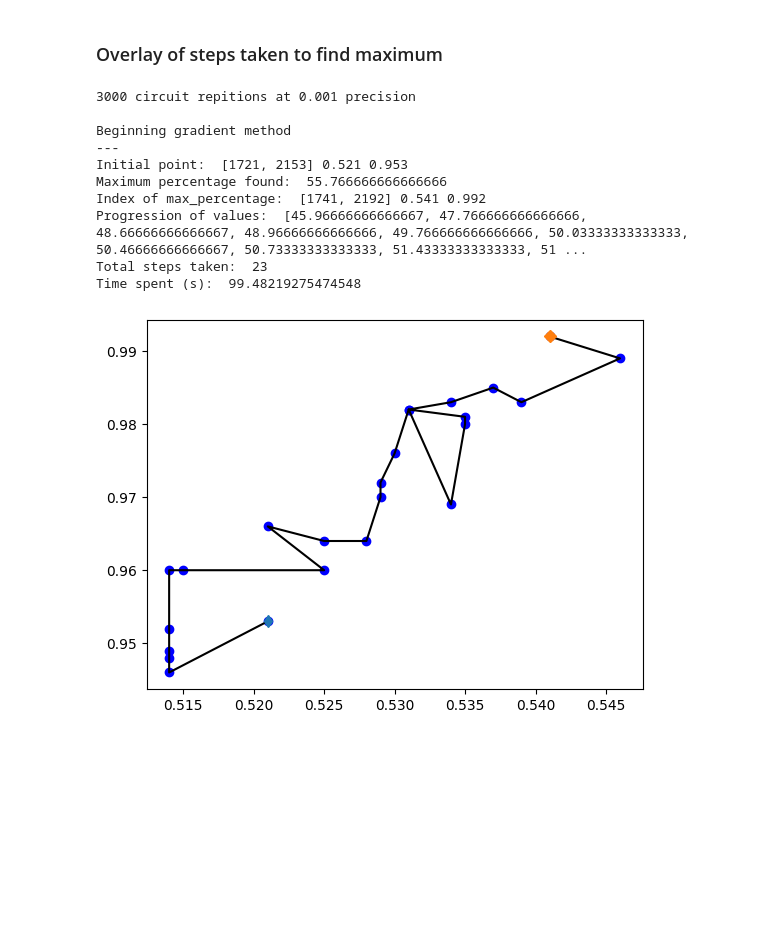
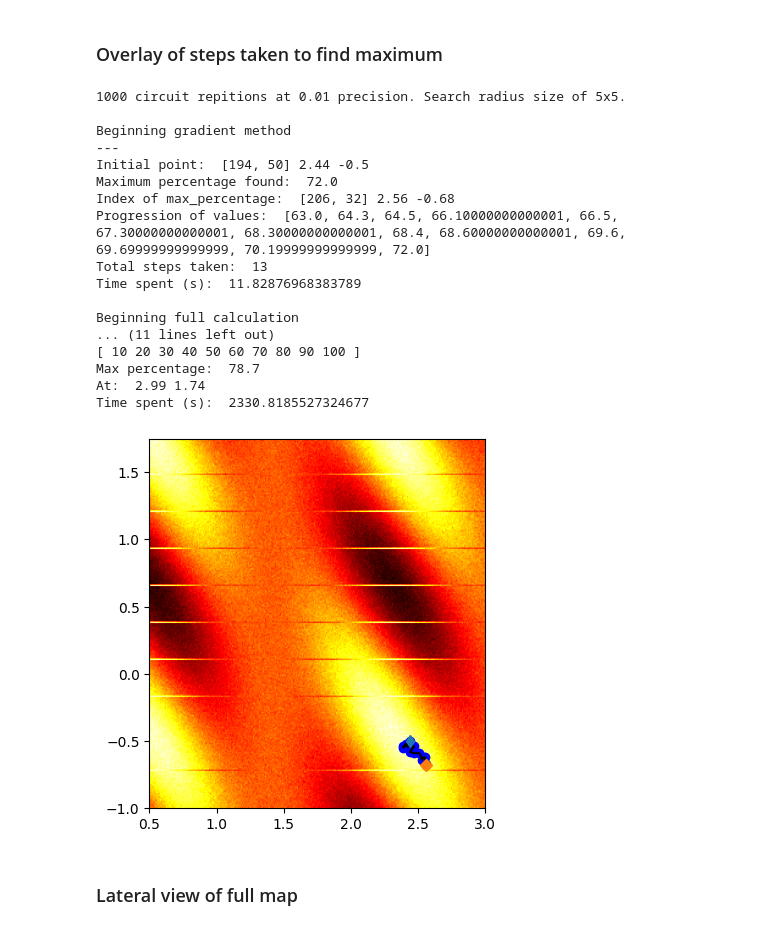
Before and after one commit to Rijuki/BITgatepowers, a Jupyter notebook: Inequal_test.ipynb, the cells around one changed output. Saved outputs shown, nothing was run; the diff lists cells and outputs as text; code cells hidden in the pictures; blank space fills up the shorter version.

```diff
--- a/Inequal_test.ipynb
+++ b/Inequal_test.ipynb
@@ -103,7 +102,7 @@ def gradient_method():
     max_num = 0
     index = [0, 0]
 
-    print("{} circuit repitions at {} precision".format(repetitions, stepc))
+    print("{} circuit repitions at {} precision. Search radius size of {}x{}.".format(repetitions, stepc, search_radius, search_radius))
     print()
     print("Beginning gradient method")
     print("---")
@@ -112,8 +111,12 @@ def gradient_method():
     log = []
     index_log = []
 
+    #memory of calculations so we don't need to recalculate
+    xyBoard = np.eye(len(x), len(y))
+
     #initialize random values within x & y
     init_rand_value = [round(uniform(xinitial, xlength), deci_round), round(uniform(yinitial, ylength), deci_round)]
+
     #find index of random values
     newIndex = [0, 0]
     for i in range(len(x)):
@@ -150,8 +153,12 @@ def gradient_method():
         for i in range(len(mIndex)):
             n = mIndex[i][0]
             p = mIndex[i][1]
-            M = main(round(x[n], deci_round), round(y[p], deci_round))
-            cIndex.append(M)
+            if xyBoard[n][p] == 0.0:
+                M = main(round(x[n], deci_round), round(y[p], deci_round))
+                xyBoard[n][p] = M
+                cIndex.append(M)
+            else:
+                cIndex.append(xyBoard[p][n])
 
         #combine cIndex and mIndex to associate M value to index better
         dictIndex = []
@@ -181,7 +188,7 @@ def gradient_method():
     print('Total steps taken: ', len(log))
     print('Time spent (s): ', elapsed_time)
     print()
-    return log, index_log
+    return log, index_log, xyBoard
 # %%
 #Calulcates all elements then finds largest element
 def full_calculation():
@@ -216,7 +223,8 @@ def full_calculation():
             pp = pp + 1
             ###
         r.append(t)
-    #Al final
+
+    #printing the 100
     pbar = pbar+10
     arr[iteration] = str(pbar)
     for i in range(len(arr)):
@@ -229,8 +237,8 @@ def full_calculation():
 
     max_p = 0
     max_i = []
-    for i in range(len(r)):
-        for j in range(len(r)):
+    for i in range(len(x)):
+        for j in range(len(y)):
             if r[i][j] > max_p:
                 max_p = r[i][j]
                 max_i = [i, j]
@@ -243,45 +251,55 @@ def full_calculation():
 ### Overlay of steps taken to find maximum
 # %%
 #Global variables
-repetitions = 3000
-xinitial = -1.2
-xlength = 1.2
-yinitial = -1.2
-ylength = 1.2
-stepc = 0.001
-search_radius = 7
+repetitions = 1000
+xinitial = 0.5
+xlength = 3.0
+yinitial = -1.0
+ylength = 1.75
+stepc = 0.01
+search_radius = 5
 
 deci_round = str(stepc)[::-1].find('.')
 x = np.arange(xinitial, xlength, stepc)
 y = np.arange(yinitial, ylength, stepc)
 #provider = IBMQ.load_account()
 
 if __name__ == '__main__':
-    _, index_log = gradient_method()
-    #r = full_calculation()
+    _, index_log, xyBoard = gradient_method()
+    r = full_calculation()
 
     index_map_x = []
     index_map_y = []
     for i in range(len(index_log)):
         index_map_x.append(x[index_log[i][0]])
         index_map_y.append(y[index_log[i][1]])
 
     plt.plot(index_map_x, index_map_y, 'bo', index_map_x, index_map_y, 'k')
     #thin diamond is start
     plt.plot(index_map_x[0], index_map_y[0], 'd')
     #diamon is end
     plt.plot(index_map_x[-1], index_map_y[-1], 'D')
-    #plt.imshow(r, cmap='hot', interpolation='antialiased', extent=[xinitial, xlength, yinitial, ylength], origin='lower');
+
+    plt.imshow(r, cmap='hot', interpolation='antialiased', extent=[xinitial, xlength, yinitial, ylength], origin='lower');
 # %% [output]
-3000 circuit repitions at 0.001 precision
+1000 circuit repitions at 0.01 precision. Search radius size of 5x5.
 
 Beginning gradient method
 ---
-Initial point:  [1721, 2153] 0.521 0.953
-Maximum percentage found:  55.766666666666666
-Index of max_percentage:  [1741, 2192] 0.541 0.992
-Progression of values:  [45.96666666666667, 47.766666666666666, 48.66666666666667, 48.96666666666666, 49.766666666666666, 50.03333333333333, 50.46666666666667, 50.73333333333333, 51.43333333333333, 51 ...
-Total steps taken:  23
-Time spent (s):  99.48219275474548
+Initial point:  [194, 50] 2.44 -0.5
+Maximum percentage found:  72.0
+Index of max_percentage:  [206, 32] 2.56 -0.68
+Progression of values:  [63.0, 64.3, 64.5, 66.10000000000001, 66.5, 67.30000000000001, 68.30000000000001, 68.4, 68.60000000000001, 69.6, 69.69999999999999, 70.19999999999999, 72.0]
+Total steps taken:  13
+Time spent (s):  11.82876968383789
+
+Beginning full calculation
+... (11 lines left out)
+[ 10 20 30 40 50 60 70 80 90 100 ]
+Max percentage:  78.7
+At:  2.99 1.74
+Time spent (s):  2330.8185527324677
-[figure, old version]
+[figure, new version]
+# %% [markdown]
+### Lateral view of full map
 # %%
```
Also changed, not shown: parts of 2 cells of this notebook.
